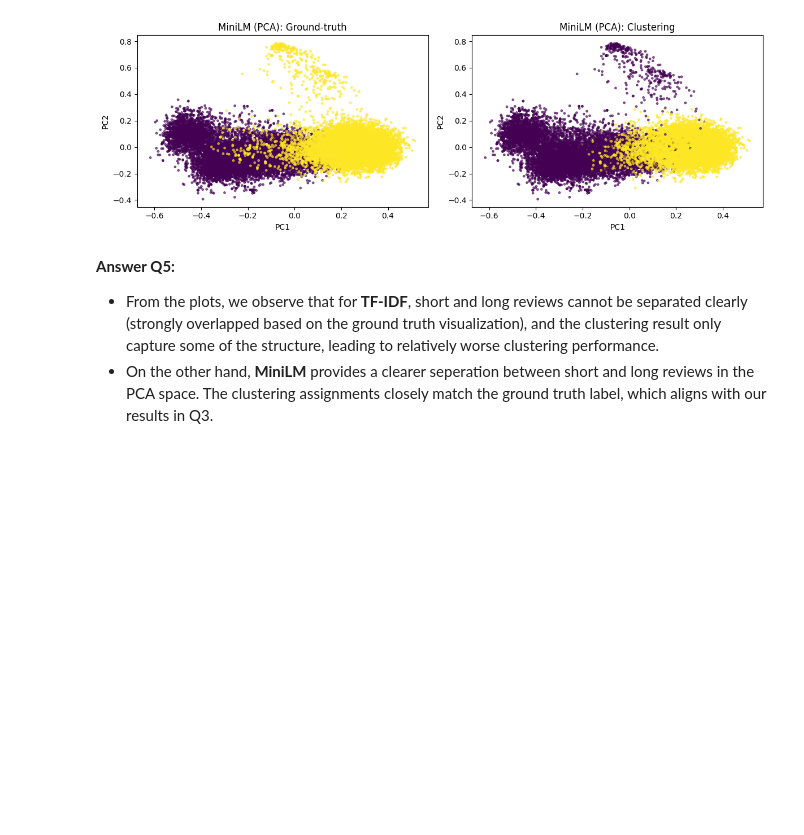
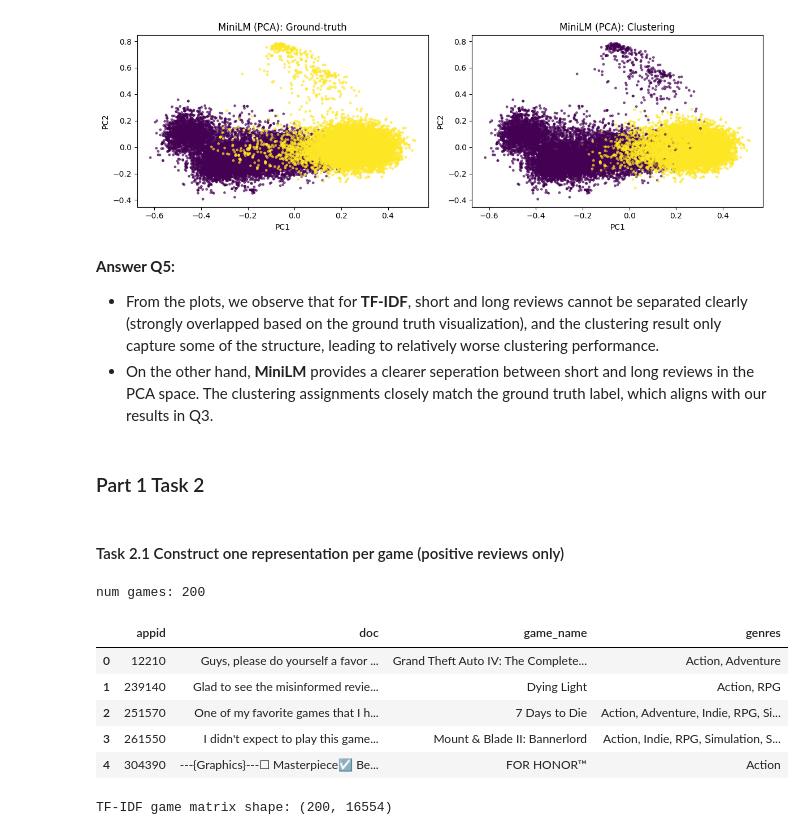
Before and after one commit to Parixxx21/ECE219-Project2, a Jupyter notebook: P2.ipynb, the cells around one changed output. Drawn from its saved outputs; the diff is of its cells as text; code cells hidden in the pictures; blank space fills up the shorter version.

```diff
--- a/P2.ipynb
+++ b/P2.ipynb
@@ -321,3 +321,49 @@ plt.show()
 **Answer Q5:**
 - From the plots, we observe that for **TF-IDF**, short and long reviews cannot be separated clearly (strongly overlapped based on the ground truth visualization), and the clustering result only capture some of the structure, leading to relatively worse clustering performance.
 - On the other hand, **MiniLM** provides a clearer seperation between short and long reviews in the PCA space. The clustering assignments closely match the ground truth label, which aligns with our results in Q3.
+# %% [markdown]
+### Part 1 Task 2
+# %% [markdown]
+#### Task 2.1 Construct one representation per game (positive reviews only)
+# %%
+import pandas as pd
+
+# 1) Positive reviews only
+df_pos = df[df["recommend"] == True].copy()
+
+# 2) Build one doc per game by concatenating all positive reviews
+# Use appid as the game key (unique + stable)
+game_docs = (
+    df_pos.groupby("appid")["review_text"]
+    .apply(lambda s: " ".join(s.astype(str).tolist()))
+    .reset_index(name="doc")
+)
+
+# 3) Keep metadata (game_name, genres) for later (Task 2.2 / Q7-Q8)
+game_meta = (
+    df_pos.groupby("appid")[["game_name", "genres"]]
+    .first()
+    .reset_index()
+)
+
+games = game_docs.merge(game_meta, on="appid", how="left")
+
+print("num games:", len(games))
+games.head()
+# %% [output]
+num games: 200
+|  | appid | doc | game_name | genres |
+| 0 | 12210 | Guys, please do yourself a favor ... | Grand Theft Auto IV: The Complete... | Action, Adventure |
+| 1 | 239140 | Glad to see the misinformed revie... | Dying Light | Action, RPG |
+| 2 | 251570 | One of my favorite games that I h... | 7 Days to Die | Action, Adventure, Indie, RPG, Si... |
+| 3 | 261550 | I didn't expect to play this game... | Mount & Blade II: Bannerlord | Action, Indie, RPG, Simulation, S... |
+| 4 | 304390 | ---{Graphics}---☐ Masterpiece☑ Be... | FOR HONOR™ | Action |
+# %%
+from sklearn.feature_extraction.text import TfidfVectorizer
+
+tfidf_vec = TfidfVectorizer(min_df=3, stop_words="english", ngram_range=(1,1))
+X_game_tfidf = tfidf_vec.fit_transform(games["doc"].values)
+
+print("TF-IDF game matrix shape:", X_game_tfidf.shape)
+# %% [output]
+TF-IDF game matrix shape: (200, 16554)
```
Also changed, not shown: parts of 13 cells of this notebook, 1 other file.
